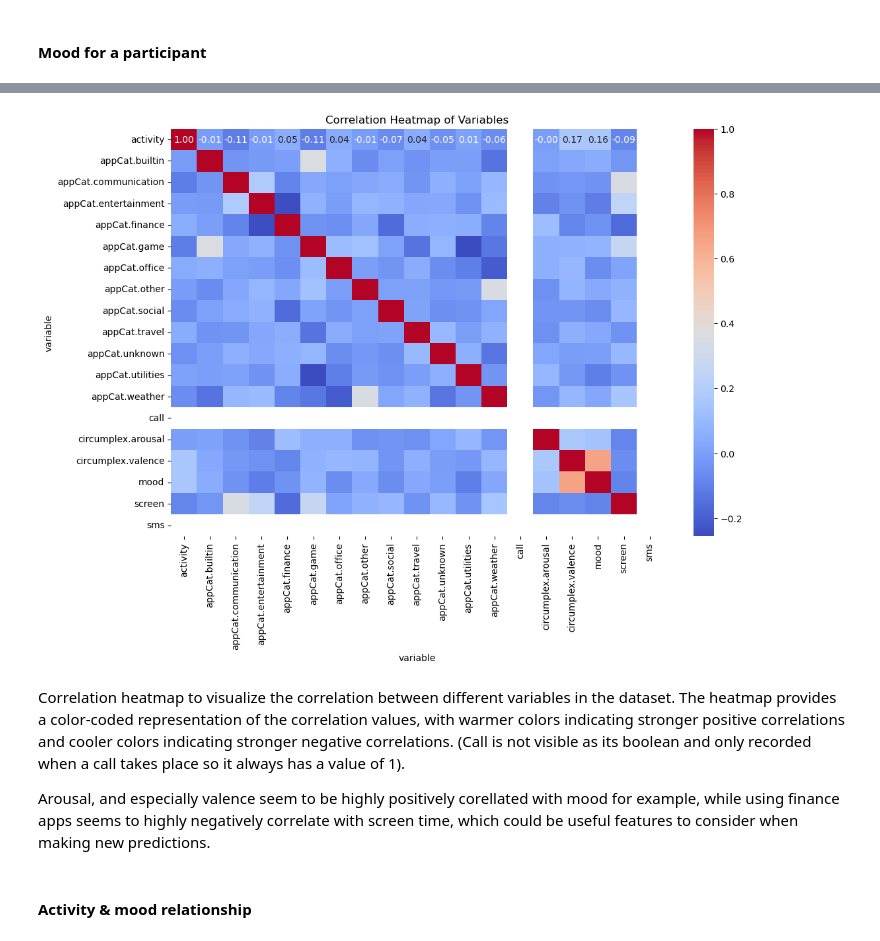
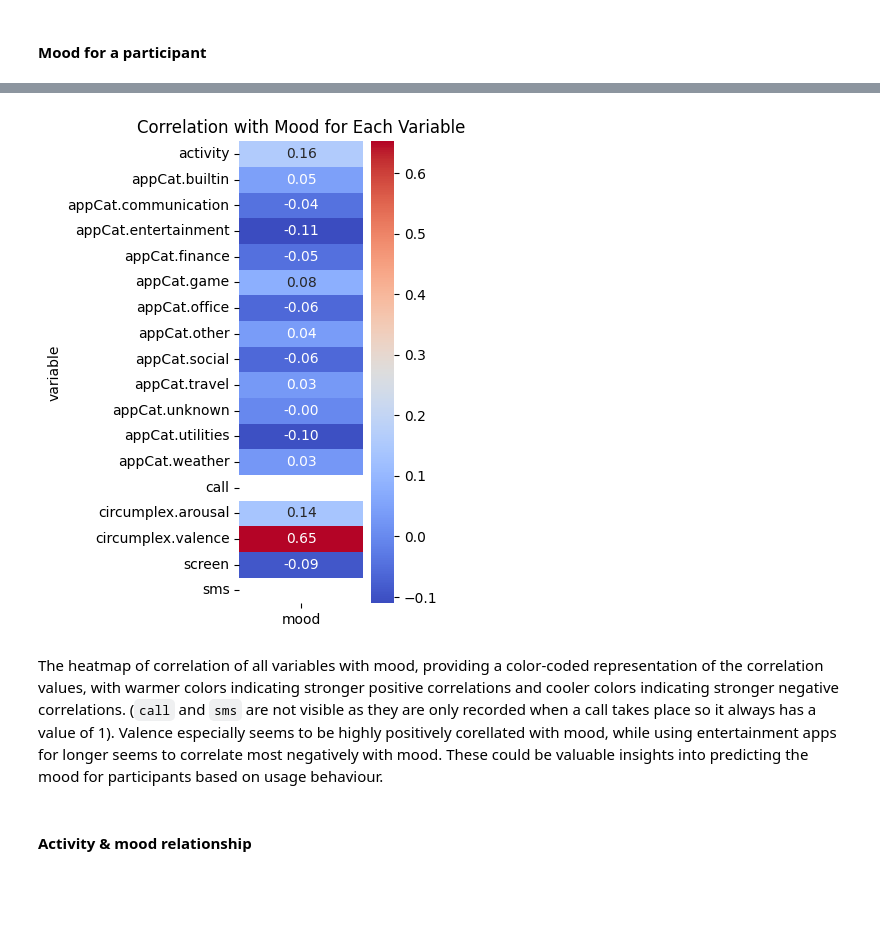
Before and after one commit to ryan-ott/DMT-Group17, a Jupyter notebook: Assignment1/mood_prediction.ipynb, the cells around one changed output, grey strips where cells are left out. Saved outputs shown, nothing was run; the diff lists cells and outputs as text; code cells hidden in the pictures; blank space fills up the shorter version.

```diff
--- a/Assignment1/mood_prediction.ipynb
+++ b/Assignment1/mood_prediction.ipynb
@@ -170,24 +176,44 @@ Timeseries plot of the mood scores given by the first participant. We see it bei
+# %%
+data = df.groupby(['id', 'variable', df['time'].dt.date])['value'].mean()
+data = data.reset_index()
+data['value'] = data['value'].astype(float)
+data['time'] = data['time'].astype("string")
+data.loc[data['variable'] == 'mood', 'value'] = np.round(data.loc[data['variable'] == 'mood', 'value'])
+
+# Create pivot table
+pivot_table = data.pivot_table(index=['id', 'time'], columns='variable', values='value', aggfunc='mean')
+correlation_matrix = pivot_table.corr()
+
+# Filter to only show correlations of all variables with 'mood'
+mood_correlations = correlation_matrix[['mood']].drop(index='mood')
+
+# Plot the heatmap
+plt.figure(figsize=(2, 6))
+sns.heatmap(mood_correlations, annot=True, fmt=".2f", cmap='coolwarm', vmin=mood_correlations.min(), vmax=mood_correlations.max())
+plt.title('Correlation with Mood for Each Variable')
+plt.xlabel('')
+plt.show()
+# %% [output]
+[figure, added]
 # %%
+#*** OLD NOT USED ***
 # Correlation heatmap of variables
-data = df.groupby(['id','variable',df['time'].dt.date])['value'].mean()
-data = data.reset_index()
-data['value'] = data['value'].astype(float)
-data['time'] = data['time'].astype("string")
-data.loc[data['variable'] == 'mood', 'value'] = np.round(data.loc[data['variable'] == 'mood', 'value'])
+# data = df.groupby(['id','variable',df['time'].dt.date])['value'].mean()
+# data = data.reset_index()
+# data['value'] = data['value'].astype(float)
+# data['time'] = data['time'].astype("string")
+# data.loc[data['variable'] == 'mood', 'value'] = np.round(data.loc[data['variable'] == 'mood', 'value'])
 
-pivot_table = data.pivot_table(index=['id', 'time'], columns='variable', values='value', aggfunc='mean')
-correlation_matrix = pivot_table.corr()
+# pivot_table = data.pivot_table(index=['id', 'time'], columns='variable', values='value', aggfunc='mean')
+# correlation_matrix = pivot_table.corr()
 
-plt.figure(figsize=(12, 8))
-sns.heatmap(correlation_matrix, annot=True, fmt=".2f", cmap='coolwarm')
-plt.title('Correlation Heatmap of Variables')
-plt.show()
+# plt.figure(figsize=(12, 8))
+# sns.heatmap(correlation_matrix, annot=True, fmt=".2f", cmap='coolwarm')
+# plt.title('Correlation Heatmap of Variables')
+# plt.show()
-# %% [output]
-[figure, removed]
 # %% [markdown]
-Correlation heatmap to visualize the correlation between different variables in the dataset. The heatmap provides a color-coded representation of the correlation values, with warmer colors indicating stronger positive correlations and cooler colors indicating stronger negative correlations. (Call is not visible as its boolean and only recorded when a call takes place so it always has a value of 1).
-
-Arousal, and especially valence seem to be highly positively corellated with mood for example, while using finance apps seems to highly negatively correlate with screen time, which could be useful features to consider when making new predictions.
+The heatmap of correlation of all variables with mood, providing a color-coded representation of the correlation values, with warmer colors indicating stronger positive correlations and cooler colors indicating stronger negative correlations. (`call` and `sms` are not visible as they are only recorded when a call takes place so it always has a value of 1).
+Valence especially seems to be highly positively corellated with mood, while using entertainment apps for longer seems to correlate most negatively with mood. These could be valuable insights into predicting the mood for participants based on usage behaviour.
 # %% [markdown]
 #### Activity & mood relationship
 # %%
```
Also changed, not shown: parts of 60 cells of this notebook, 2 other files.
